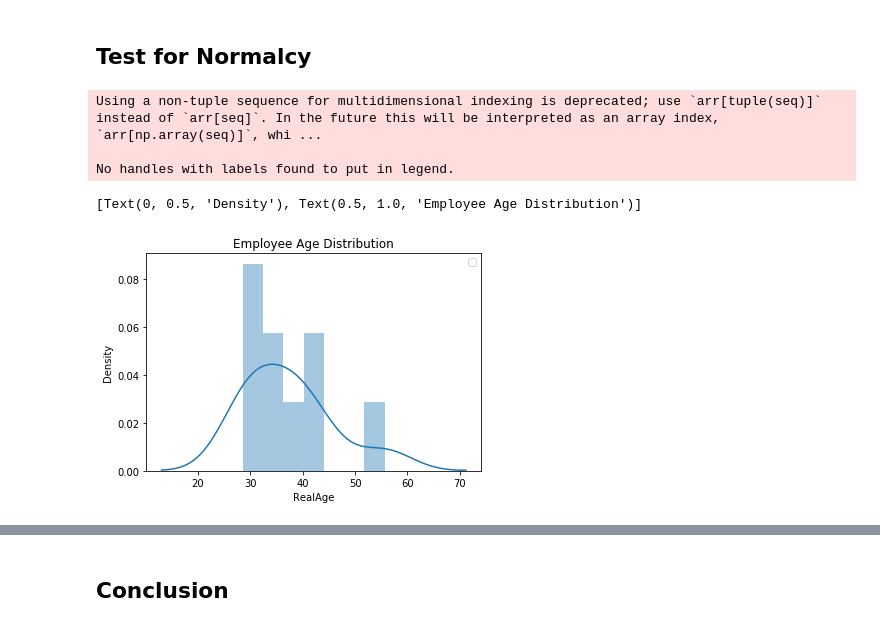
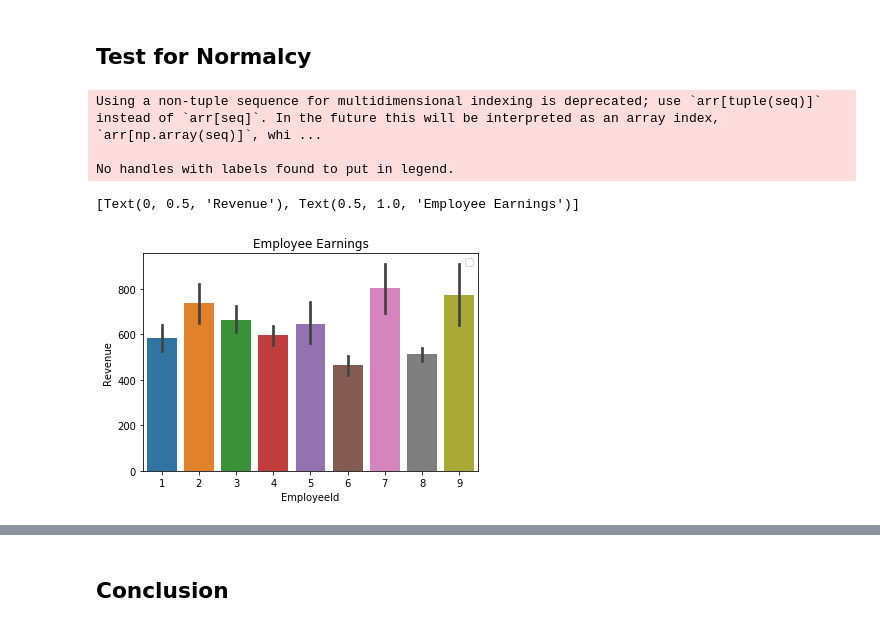
Before and after one commit to jdsmithwes/hypothesis_testing_workflow_python, a Jupyter notebook: student.ipynb, the cells around one changed output, grey strips where cells are left out. Saved outputs shown, nothing was run; the diff lists cells and outputs as text; code cells hidden in the pictures.

```diff
--- a/student.ipynb
+++ b/student.ipynb
@@ -531,0 +600,5 @@ df['RealAge'].mean()
+# %%
+cur.execute("""SELECT *  FROM OrderDetail;""")
+df_orderdetail = pd.DataFrame(cur.fetchall())
+df_orderdetail.columns = [x[0] for x in cur.description]
+df_orderdetail.head()
@@ -531,0 +612,5 @@ df['RealAge'].mean()
+# %%
+cur.execute("""SELECT *  FROM 'Order';""")
+df_order = pd.DataFrame(cur.fetchall())
+df_order.columns = [x[0] for x in cur.description]
+df_order.head()
@@ -531,0 +624,5 @@ df['RealAge'].mean()
+# %%
+df_order = df_order.merge(df_orderdetail, left_on = 'Id',right_on = 'OrderId')
+df_order['Revenue'] = df_order['UnitPrice'] * df_order['Quantity']
+df_final = df_order
+df_final.head()
@@ -532,13 +687,13 @@ df['RealAge'].mean()
 # %% [markdown]
 ## Test for Normalcy
 # %%
-sns.distplot(df['RealAge'],bins=7)
+sns.barplot(data= df_final,x='EmployeeId', y='Revenue',ci=68)
 ax = plt.gca()
 ax.legend()
-ax.set(title = 'Employee Age Distribution',ylabel='Density')
+ax.set(title = 'Employee Earnings',ylabel='Revenue')
 # %% [output]
 Using a non-tuple sequence for multidimensional indexing is deprecated; use `arr[tuple(seq)]` instead of `arr[seq]`. In the future this will be interpreted as an array index, `arr[np.array(seq)]`, whi ...
 
 No handles with labels found to put in legend.
-[Text(0, 0.5, 'Density'), Text(0.5, 1.0, 'Employee Age Distribution')]
+[Text(0, 0.5, 'Revenue'), Text(0.5, 1.0, 'Employee Earnings')]
-[figure, old version]
+[figure, new version]
```
Also changed, not shown: parts of 38 cells of this notebook.
